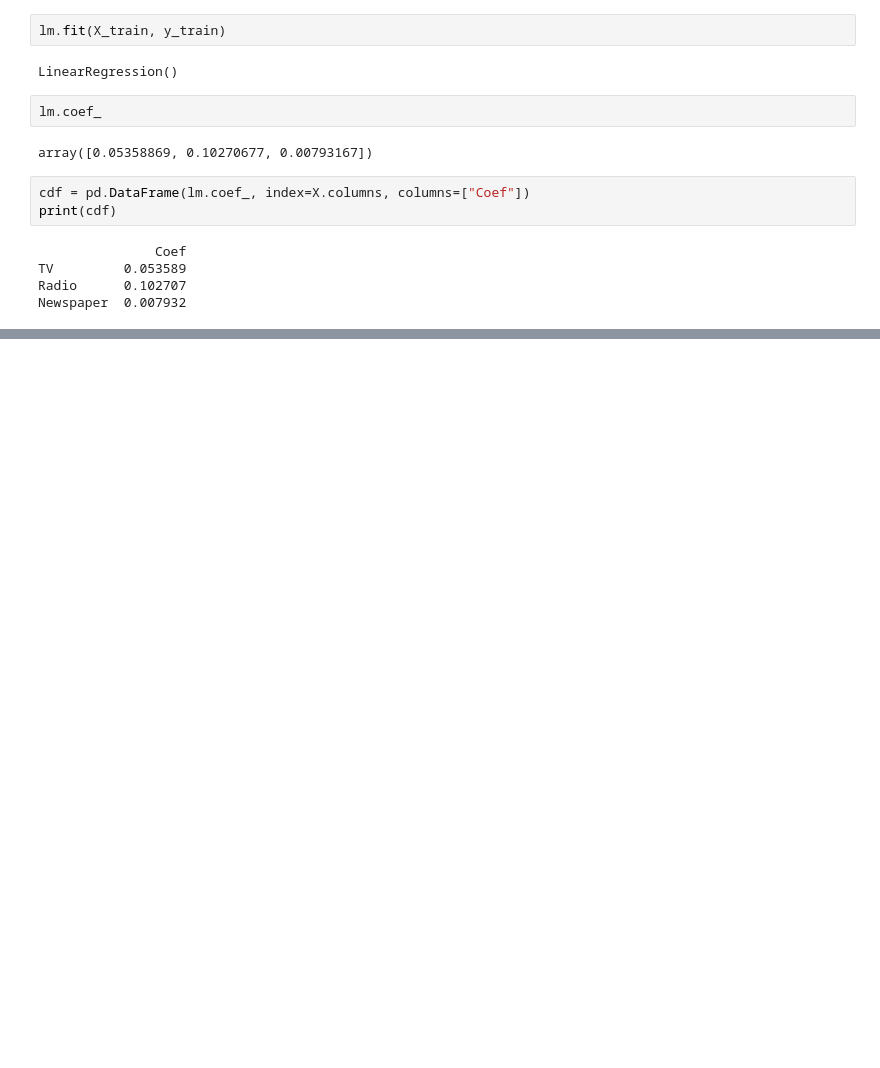
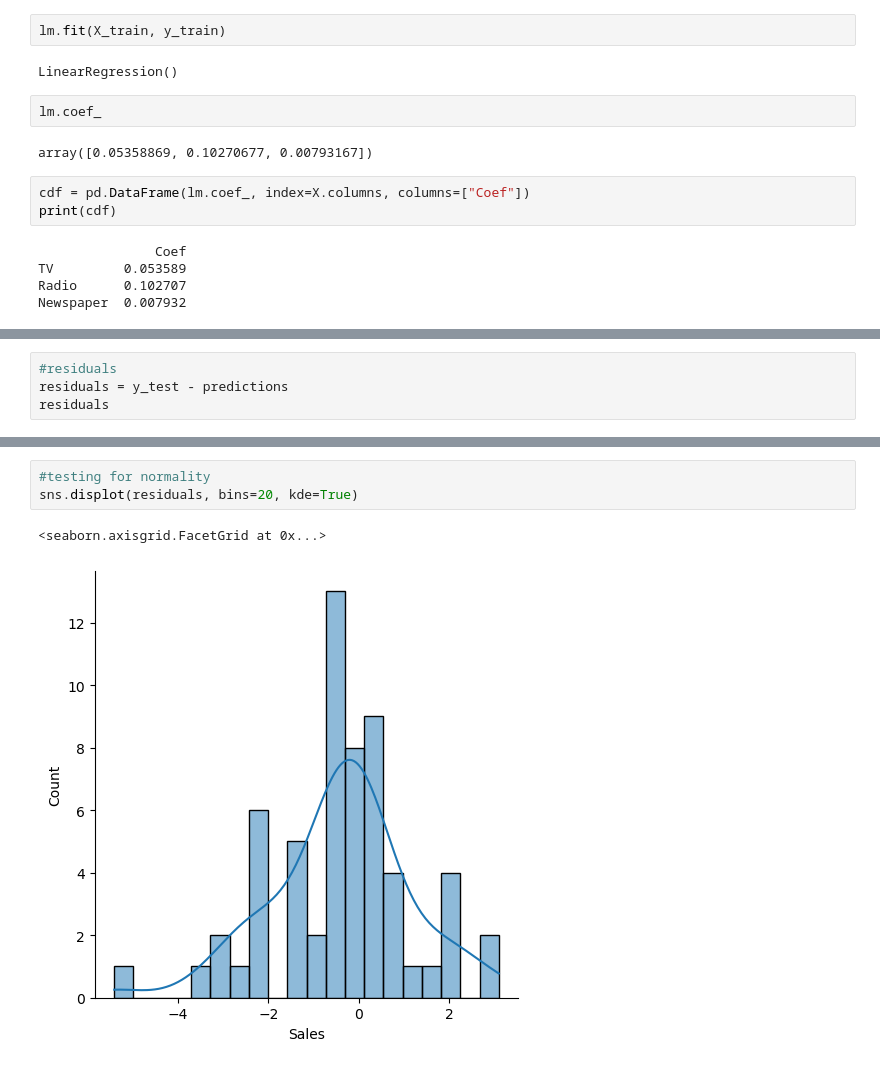
Before and after one commit to Answmy/ML-learning-lab, a Jupyter notebook: mini-projects/Linear-Regression/linear-regression-on-sales.ipynb, the cells around one changed output, grey strips where cells are left out. Cells and saved outputs as stored; diff of their text form; blank space fills up the shorter version.

```diff
--- a/mini-projects/Linear-Regression/linear-regression-on-sales.ipynb
+++ b/mini-projects/Linear-Regression/linear-regression-on-sales.ipynb
@@ -120,0 +158,4 @@ Newspaper  0.007932
+# %%
+#residuals
+residuals = y_test - predictions
+residuals
@@ -120,0 +180,6 @@ Newspaper  0.007932
+# %%
+#testing for normality
+sns.displot(residuals, bins=20, kde=True)
+# %% [output]
+<seaborn.axisgrid.FacetGrid at 0x...>
+[figure, added]
```
Also changed, not shown: parts of 8 cells of this notebook.
